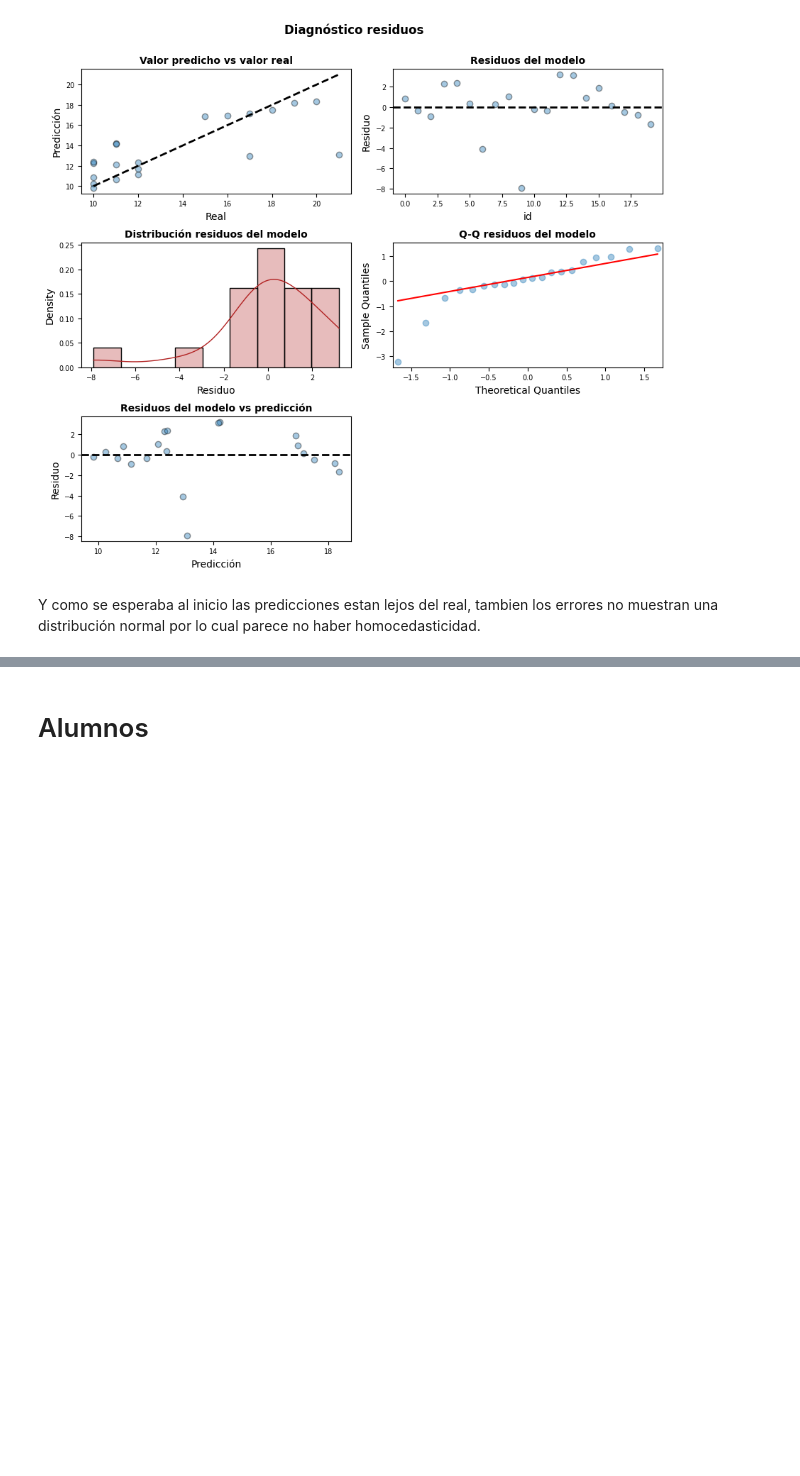
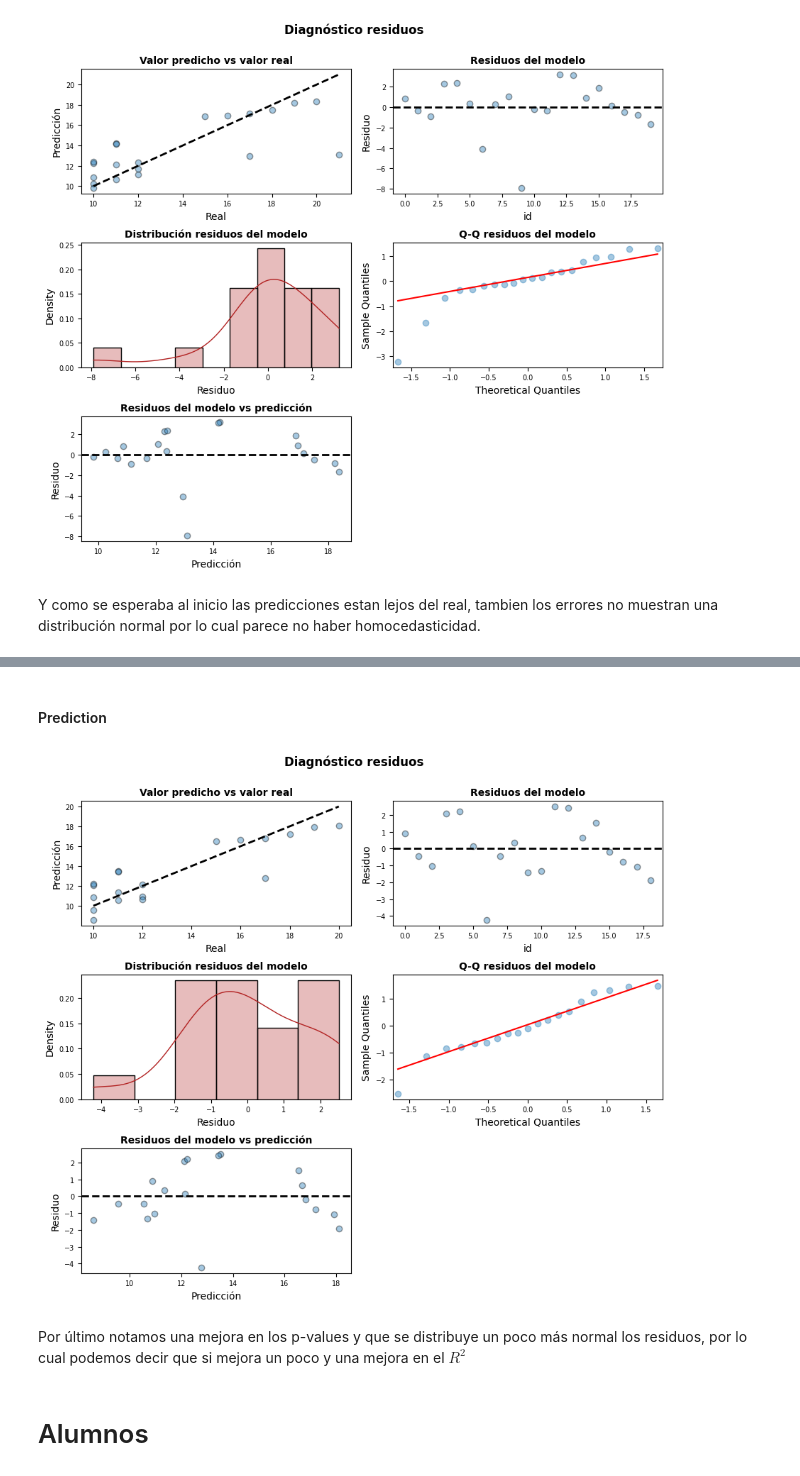
Before and after one commit to bluterplay/7moSemestre, a Jupyter notebook: AnalisisMultivariado/Regresiones.ipynb, the cells around one changed output, grey strips where cells are left out. Drawn from its saved outputs; the diff is of its cells as text; code cells hidden in the pictures; blank space fills up the shorter version.

```diff
--- a/AnalisisMultivariado/Regresiones.ipynb
+++ b/AnalisisMultivariado/Regresiones.ipynb
@@ -195,0 +208,2 @@ Y como se esperaba al inicio las predicciones estan lejos del real, tambien los
+# %%
+df_cof_w= df_cof[abs(df_cof["Error"])<7]
@@ -195,0 +212,5 @@ Y como se esperaba al inicio las predicciones estan lejos del real, tambien los
+# %%
+X_cof_w= df_cof_w.iloc[:,1:-1].values
+y_cof_w= df_cof_w.iloc[:,0].values
+sxCof_w = StandardScaler().fit(X_cof_w)
+X_cof_w= sxCof_w.transform(X_cof_w)
@@ -195,0 +219,5 @@ Y como se esperaba al inicio las predicciones estan lejos del real, tambien los
+# %%
+X_cof_w = sm.add_constant(X_cof_w, prepend=True)
+lmCof_w = sm.OLS(endog=y_cof_w, exog=X_cof_w,)
+lmCof_w = lmCof_w.fit()
+print(lmCof_w.summary())
@@ -196,3 +242,15 @@ Y como se esperaba al inicio las predicciones estan lejos del real, tambien los
+# %% [markdown]
+#### Prediction
+# %%
+y_cof_w = y_cof_w.flatten()
+prediccion_cof_w = lmCof_w.predict(exog = X_cof_w)
+residuos_cof_w   = prediccion_cof_w - y_cof_w
+# %%
+graficos(y_cof_w,prediccion_cof_w,residuos_cof_w)
+# %% [output]
+[figure, added]
+# %% [markdown]
+Por último notamos una mejora en los p-values y que se distribuye un poco más normal los residuos, por lo cual podemos decir que si mejora un poco y una mejora en el $R^2$
 # %% [markdown]
 # Alumnos
 # %% [markdown]
```
Also changed, not shown: parts of 23 cells of this notebook, 40 other files.
